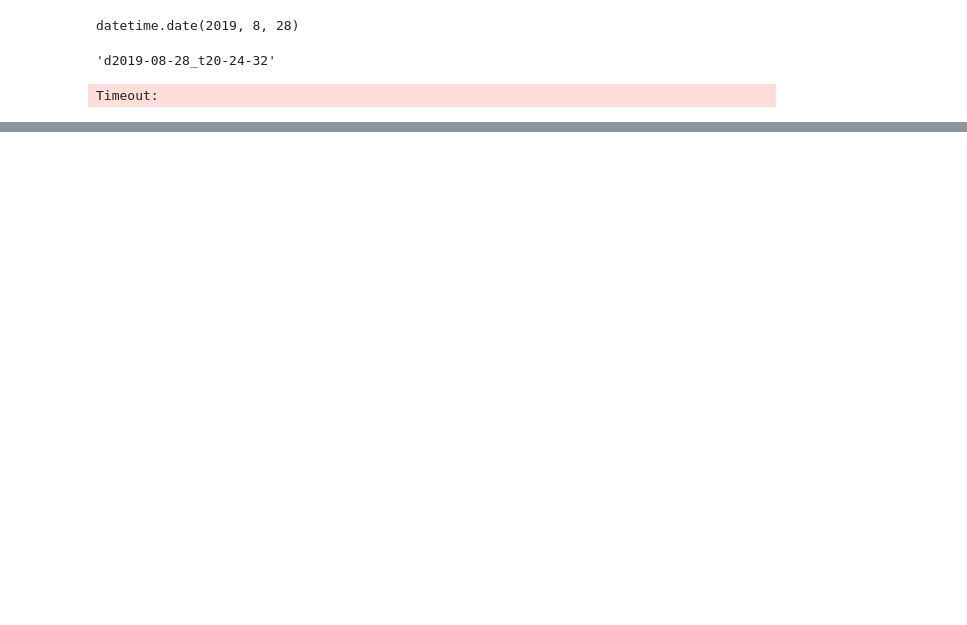
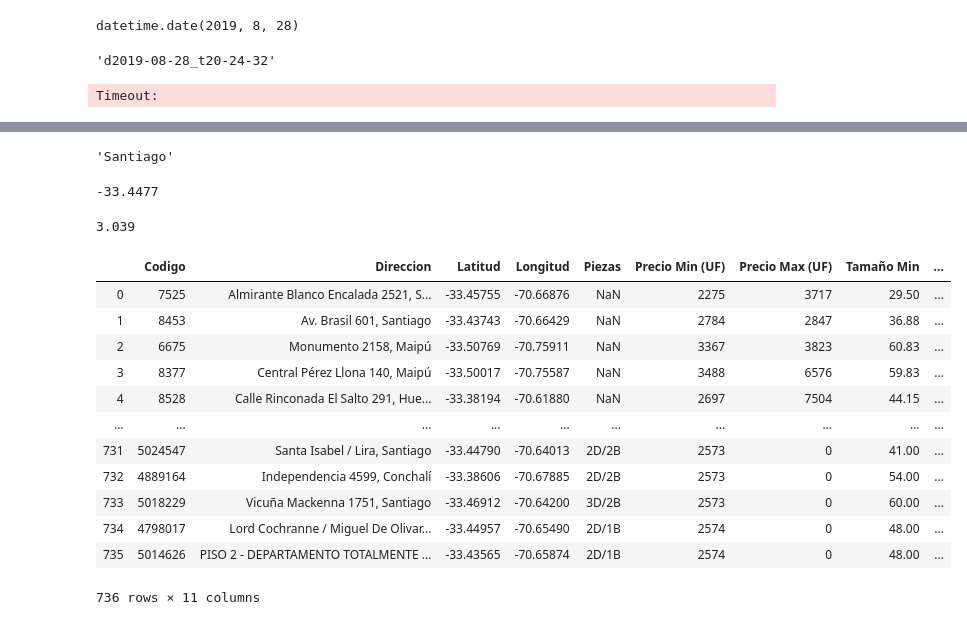
Before and after one commit to FranLucchini/imfd-taller2019, a Jupyter notebook: Untitled.ipynb, the cells around one changed output, grey strips where cells are left out. Drawn from its saved outputs; the diff is of its cells as text; code cells hidden in the pictures; blank space fills up the shorter version.

```diff
--- a/Untitled.ipynb
+++ b/Untitled.ipynb
@@ -36,0 +53,4 @@ Timeout:
+# %%
+bc_dir.text.split()[4]
+# %% [output]
+'Santiago'
@@ -36,0 +61,28 @@ Timeout:
+# %%
+float(lat)
+# %% [output]
+-33.4477
+# %%
+s = 'Valor: UF 3.039,99'
+float(s.split(',')[0].split()[2])
+# %% [output]
+3.039
+# %%
+import pandas as pd
+
+table = pd.read_csv('p_inmobiliario_d2019-08-29_t16-35-11p1.csv')
+table
+# %% [output]
+|  | Codigo | Direccion | Latitud | Longitud | Piezas | Precio Min (UF) | Precio Max (UF) | Tamaño Min | ... |
+| 0 | 7525 | Almirante Blanco Encalada 2521, S... | -33.45755 | -70.66876 | NaN | 2275 | 3717 | 29.50 | ... |
+| 1 | 8453 | Av. Brasil 601, Santiago | -33.43743 | -70.66429 | NaN | 2784 | 2847 | 36.88 | ... |
+| 2 | 6675 | Monumento 2158, Maipú | -33.50769 | -70.75911 | NaN | 3367 | 3823 | 60.83 | ... |
+| 3 | 8377 | Central Pérez Llona 140, Maipú | -33.50017 | -70.75587 | NaN | 3488 | 6576 | 59.83 | ... |
+| 4 | 8528 | Calle Rinconada El Salto 291, Hue... | -33.38194 | -70.61880 | NaN | 2697 | 7504 | 44.15 | ... |
+| ... | ... | ... | ... | ... | ... | ... | ... | ... | ... |
+| 731 | 5024547 | Santa Isabel / Lira, Santiago | -33.44790 | -70.64013 | 2D/2B | 2573 | 0 | 41.00 | ... |
+| 732 | 4889164 | Independencia 4599, Conchalí | -33.38606 | -70.67885 | 2D/2B | 2573 | 0 | 54.00 | ... |
+| 733 | 5018229 | Vicuña Mackenna 1751, Santiago | -33.46912 | -70.64200 | 3D/2B | 2573 | 0 | 60.00 | ... |
+| 734 | 4798017 | Lord Cochranne / Miguel De Olivar... | -33.44957 | -70.65490 | 2D/1B | 2574 | 0 | 48.00 | ... |
+| 735 | 5014626 | PISO 2 - DEPARTAMENTO TOTALMENTE ... | -33.43565 | -70.65874 | 2D/1B | 2574 | 0 | 48.00 | ... |
+736 rows × 11 columns
```
Also changed, not shown: parts of 18 cells of this notebook, 4 other files.
